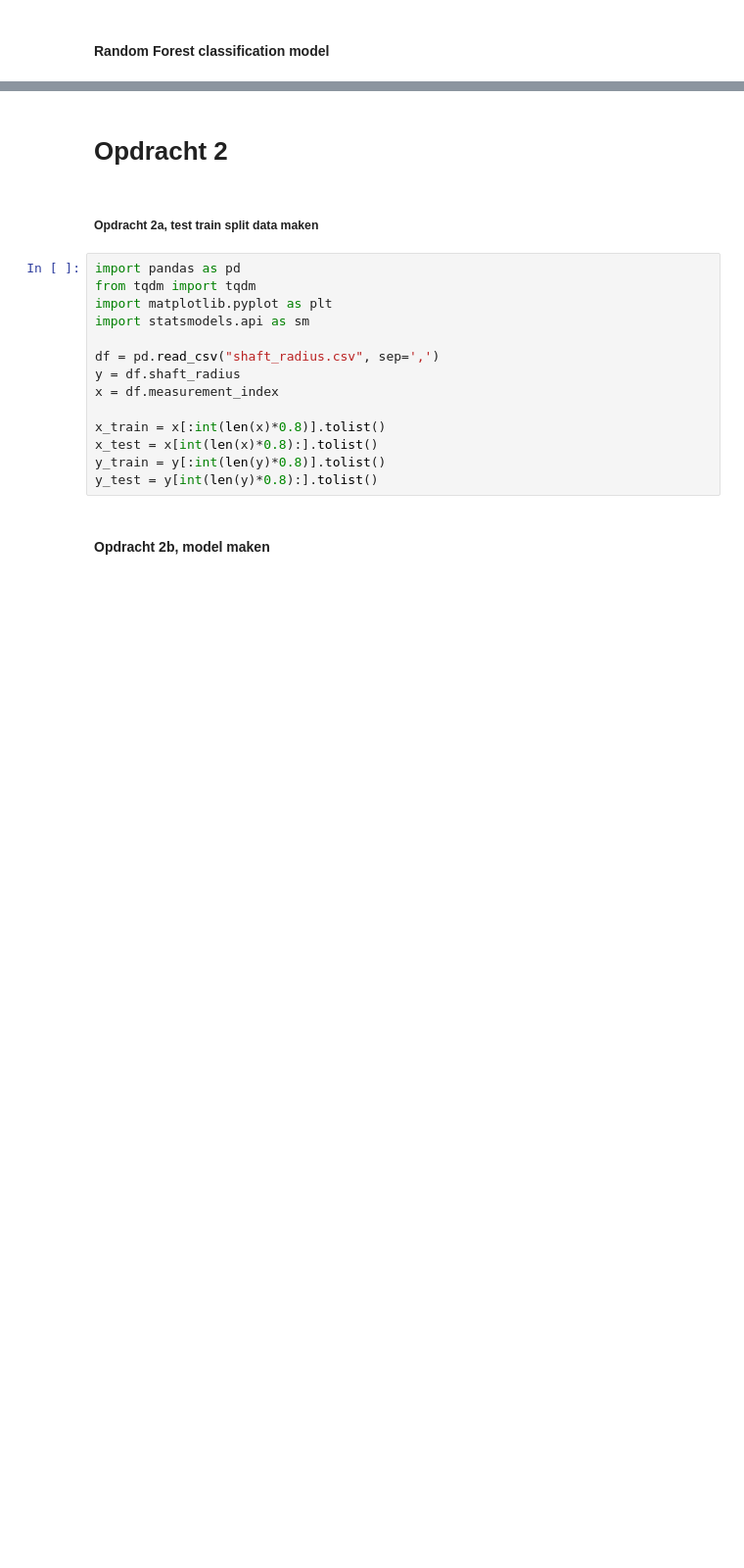
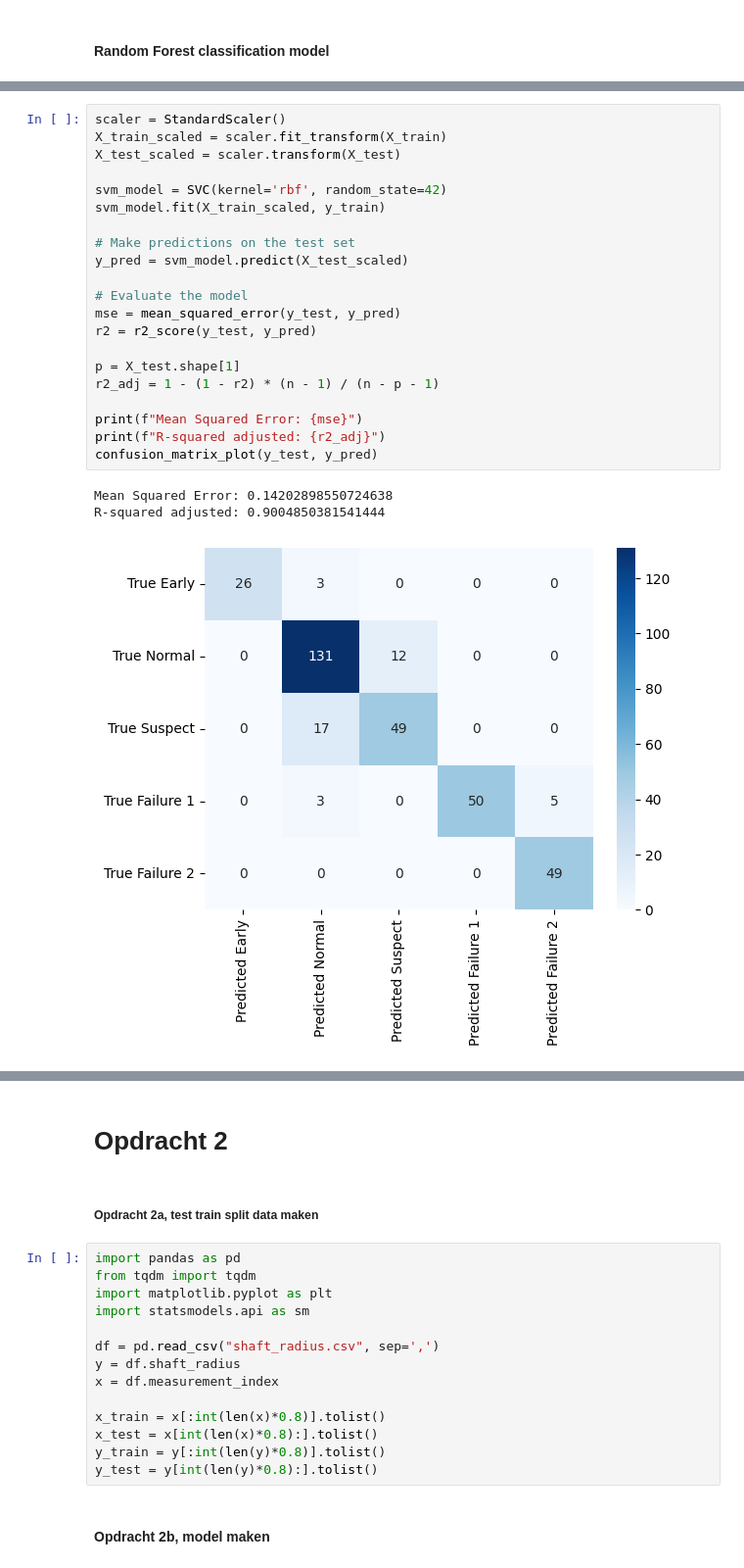
Before and after one commit to luukhfontys/Datascience-eindopdracht, a Jupyter notebook: DS Eindopdracht.ipynb, the cells around one changed output, grey strips where cells are left out. Shown at 98% size. Cells and saved outputs as stored; diff of their text form; blank space fills up the shorter version.

```diff
--- a/DS Eindopdracht.ipynb
+++ b/DS Eindopdracht.ipynb
@@ -471,0 +427,25 @@ Text(0, 0.5, 'Amplitude')
+# %%
+scaler = StandardScaler()
+X_train_scaled = scaler.fit_transform(X_train)
+X_test_scaled = scaler.transform(X_test)
+
+svm_model = SVC(kernel='rbf', random_state=42)
+svm_model.fit(X_train_scaled, y_train)
+
+# Make predictions on the test set
+y_pred = svm_model.predict(X_test_scaled)
+
+# Evaluate the model
+mse = mean_squared_error(y_test, y_pred)
+r2 = r2_score(y_test, y_pred)
+
+p = X_test.shape[1]
+r2_adj = 1 - (1 - r2) * (n - 1) / (n - p - 1)
+
+print(f"Mean Squared Error: {mse}")
+print(f"R-squared adjusted: {r2_adj}")
+confusion_matrix_plot(y_test, y_pred)
+# %% [output]
+Mean Squared Error: 0.14202898550724638
+R-squared adjusted: 0.9004850381541444
+[figure, added]
```
Also changed, not shown: parts of 14 cells of this notebook, 1 other file.
